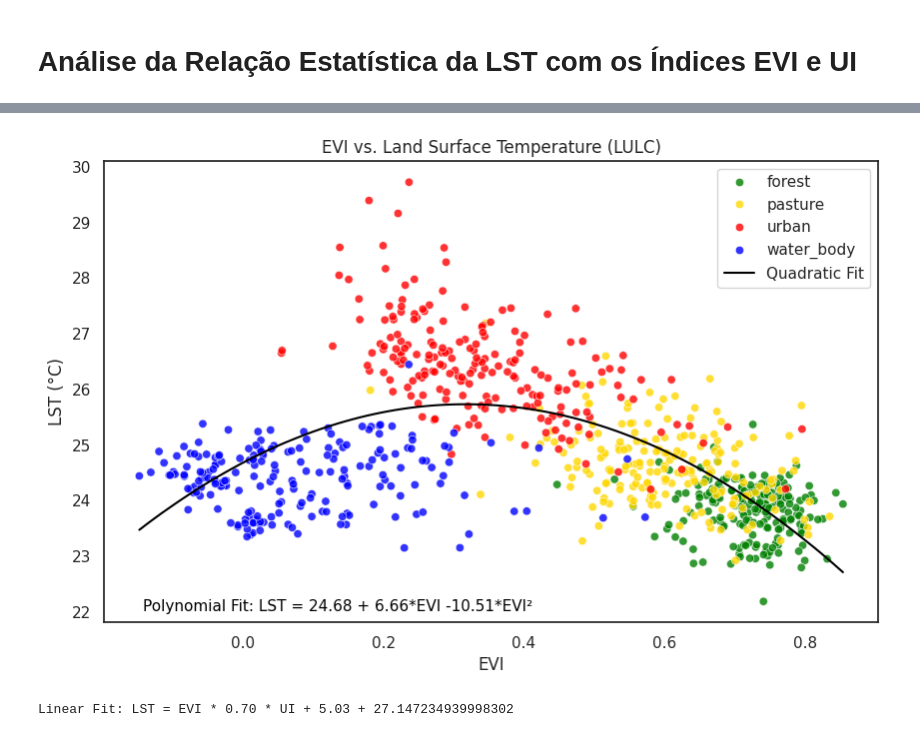
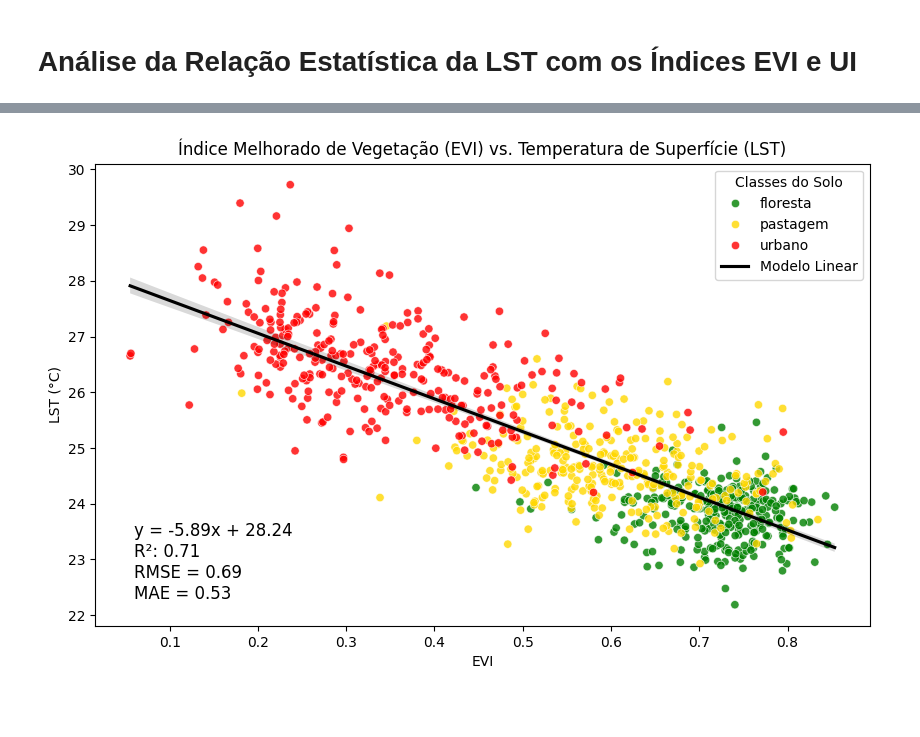
Before and after one commit to PHVGuimaraes-dev/RS_UHI_2023_Castanhal-PA, a Jupyter notebook: UHI_Castanhal_SBSR2025.ipynb, the cells around one changed output, grey strips where cells are left out. Saved outputs shown, nothing was run; the diff lists cells and outputs as text; code cells hidden in the pictures; blank space fills up the shorter version.

```diff
--- a/UHI_Castanhal_SBSR2025.ipynb
+++ b/UHI_Castanhal_SBSR2025.ipynb
@@ -407,9 +442 @@ merged_df = pd.merge(merged_df, ui_df, on=['x', 'y'], how='inner')
 merged_df = pd.merge(merged_df, lulc_df, on=['x', 'y'], how='inner')
-# %%
-corr_df = merged_df.drop(['x', 'y','LULC'], axis=1).corr()
-mask = np.triu(np.ones_like(corr_df, dtype=bool))
-sns.set(style="white")
-sns.heatmap(corr_df, vmax=1, vmin=-1, center=0, cmap='vlag', mask=mask)
-plt.title('Spectral Indexes Correlation')
-#plt.savefig(f'{folder_path}/{band}_2019-2023_heatmap.jpeg', bbox_inches='tight', format='jpeg', dpi=300)
-plt.show()
@@ -469,18 +500,19 @@ Soy Beans                                                      68
 Wetland                                                         3
 Name: count, dtype: int64
 # %%
-classes = ['Pasture', 'Forest Formation', 'River, Lake and Ocean', 'Urban Infrastructure']
-filter_df = merged_df[merged_df['LULC_Name'].isin(classes)]
 # Define a dictionary mapping old class names to new ones
 name_map = {
-    'Pasture': 'pasture',
-    'Forest Formation': 'forest',
-    'River, Lake and Ocean': 'water_body',
-    'Urban Infrastructure': 'urban',
+    'Pasture': 'pastagem',
+    'Forest Formation': 'floresta',
+    'Urban Infrastructure': 'urbano',
 }
 
 # Replace class names based on the mapping
-filter_df['LULC_Name'] = filter_df['LULC_Name'].replace(name_map)
+merged_df['LULC_Name'] = merged_df['LULC_Name'].replace(name_map)
+
+classes = ['pastagem', 'floresta', 'urbano']
+filter_df = merged_df[merged_df['LULC_Name'].isin(classes)]
+
 print(filter_df['LULC_Name'].value_counts())
 # %% [output]
 LULC_Name
@@ -491,7 +522,7 @@ water_body       527
 Name: count, dtype: int64
 # %%
 # Set the number of samples you want per bin
-samples_per_bin = 200  # Example: 100 samples per bin
+samples_per_bin = 300
 # Stratified sampling
 df_sampled_lulc = filter_df.groupby('LULC_Name').apply(lambda x: x.sample(n=samples_per_bin, random_state=42))
 # Reset the index after sampling
@@ -605,35 +645,19 @@ R² Score: 0.10308596382437962
 # %%
 # Scatter Plot with Fitted Curves
 plt.figure(figsize=(10, 6))
+
 sns.scatterplot(x='EVI', y='LST', hue='LULC_Name', palette=lulc_colors, data=df_sampled_lulc, alpha=0.8)
-#sns.regplot(x='EVI', y='LST', data=df_sampled_lulc, scatter=False, color='black', label='Linear Fit')
-#sns.regplot(x='EVI', y='LST', data=df_sampled_lulc, scatter=False, color='green', lowess=True, label='LOESS Fit')
-plt.plot(x_vals, y_vals, color='black', label='Quadratic Fit')
 
-#plt.text(0.60, 0.05, equation_text, transform=plt.gca().transAxes,
-#         fontsize=11, color='black', verticalalignment='top')
+sns.regplot(x='EVI', y='LST', data=df_sampled_lulc, scatter=False, color='black', label='Modelo Linear')
 
-plt.text(0.05, 0.05, poly_eq, transform=plt.gca().transAxes,
-         fontsize=11, color='black', verticalalignment='top')
+plt.text(0.05, 0.05, f"y = {equation_evi}\nR²: {score_evi:.2f}\nRMSE = {rmse_evi:.2f}\nMAE = {mae_evi:.2f}",
+         transform=plt.gca().transAxes, fontsize=12, verticalalignment='bottom')
 
-plt.title('EVI vs. Land Surface Temperature (LULC)')
+plt.title('Índice Melhorado de Vegetação (EVI) vs. Temperatura de Superfície (LST)')
 plt.xlabel('EVI')
 plt.ylabel('LST (°C)')
-plt.legend()
+plt.legend(title = 'Classes do Solo')
 plt.savefig(f'{dir_img}/EVI_vs_LST_LULC.jpeg', bbox_inches='tight', format='jpeg', dpi=300)
 plt.show()
 # %% [output]
-[figure, old version]
+[figure, new version]
-# %%
-# Linear Regression
-x = df_sampled_lulc[['EVI','UI']]#.values.reshape(-1, 1)
-y = df_sampled_lulc['LST']
-model = LinearRegression()
-model.fit(x, y)
-evi = model.coef_[0]
-ui = model.coef_[1]
-intercept = model.intercept_
-predictions = model.predict(x)
-print(f'Linear Fit: LST = EVI * {evi:.2f} + UI * {ui:.2f} + {intercept}')
-# %% [output]
-Linear Fit: LST = EVI * 0.70 * UI + 5.03 + 27.147234939998302
```
Also changed, not shown: parts of 43 cells of this notebook.
